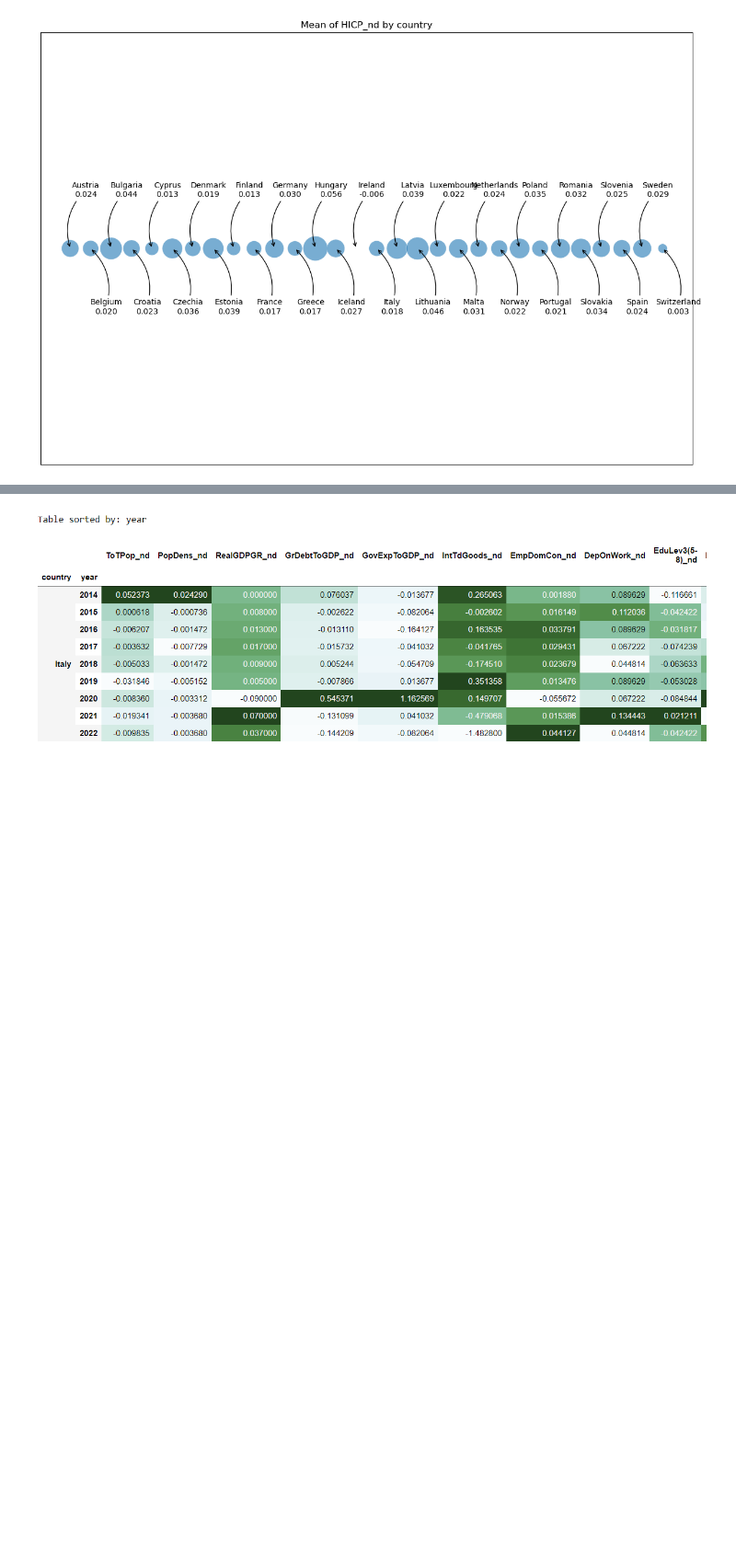
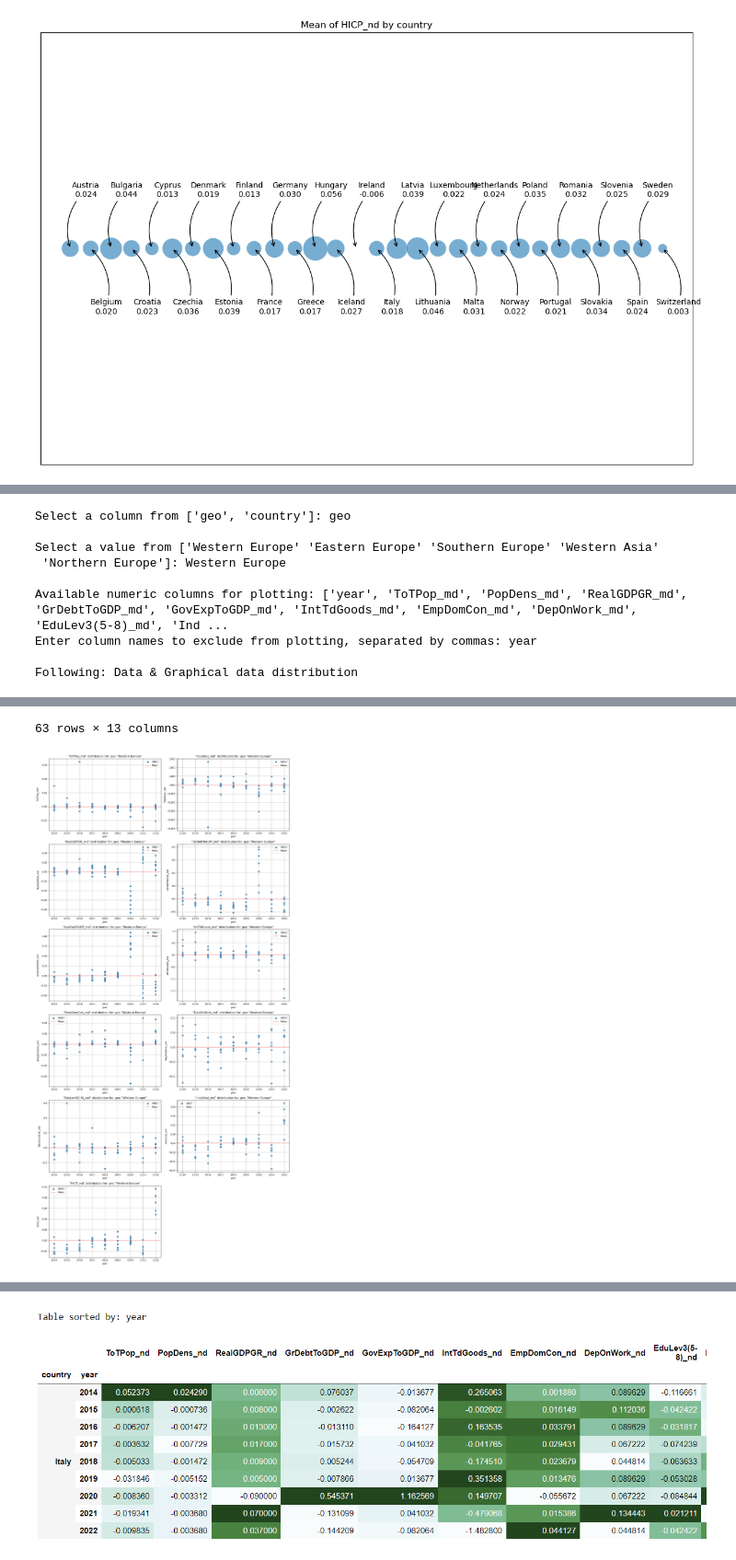
Before and after one commit to filcode/macroeconomic_analysis_machine_learning, a Jupyter notebook: macro_trend_visualization.ipynb, the cells around one changed output, grey strips where cells are left out. Shown at 92% size. Saved outputs shown, nothing was run; the diff lists cells and outputs as text; code cells hidden in the pictures; blank space fills up the shorter version.

Commit message:
Added macro trend visualization updated

```diff
--- a/macro_trend_plot.ipynb
+++ b/macro_trend_visualization.ipynb
@@ -30,16 +23,18 @@ def read_gdrive_to_df(file_id):
     return pd.read_excel(download_url, index_col=0)
 
 # File IDs
-df_normalize_link = '1hFZkvm_r3arVSv-VyUzCOStub9KLupHk'
-df_mean_distance_link = '10iqaD8LEWDXpb1qKfHNNvNdVvODkW1Ap'
+# df_all_replaced_link = '104-UdrHarSqFCWlDxpewvWT0XmiaBMPu'
+# df_normalize_link = '1hFZkvm_r3arVSv-VyUzCOStub9KLupHk'
+# df_mean_distance_link = '10iqaD8LEWDXpb1qKfHNNvNdVvODkW1Ap'
 
 group1_link = '1SeBohyPghZlnyAA4m0i-jNUpsVF1IH8V'
 group2_link = '1CjfgPobiWVD4I8oA8dTVLFjOpDsNbJ2J'
 group3_link = '1et8qCxbgSucKb7zYkb698izsPpM2Reoa'
 
 # Read files using the function
-df_normalize = read_gdrive_to_df(df_normalize_link) # normalized data (all changed by previous year difference)
-df_mean_distance = read_gdrive_to_df(df_mean_distance_link) # mean distance from year for each country
+# df_all_replacede = read_gdrive_to_df(df_all_replaced_link)
+# df_normalize = read_gdrive_to_df(df_normalize_link) # normalized data (all changed by previous year difference)
+# df_mean_distance = read_gdrive_to_df(df_mean_distance_link) # mean distance from year for each country
 
 # Last save groups of countries
 group1 = read_gdrive_to_df(group1_link)
@@ -203,0 +282,13 @@ plot_bubble_chart_with_arrows(df_normalize, 'country', 'year', decimal_places=3,
+# %%
+# Check by 'geo'
+df_check_geo_distr = data_distribution(df_mean_distance)
+# %% [output]
+Select a column from ['geo', 'country']: geo
+
+Select a value from ['Western Europe' 'Eastern Europe' 'Southern Europe' 'Western Asia'
+ 'Northern Europe']: Western Europe
+
+Available numeric columns for plotting: ['year', 'ToTPop_md', 'PopDens_md', 'RealGDPGR_md', 'GrDebtToGDP_md', 'GovExpToGDP_md', 'IntTdGoods_md', 'EmpDomCon_md', 'DepOnWork_md', 'EduLev3(5-8)_md', 'Ind ...
+Enter column names to exclude from plotting, separated by commas: year
+
+Following: Data & Graphical data distribution
@@ -203,0 +307,2 @@ plot_bubble_chart_with_arrows(df_normalize, 'country', 'year', decimal_places=3,
+63 rows × 13 columns
+[figure, added]
```
Also changed, not shown: parts of 25 cells of this notebook.
